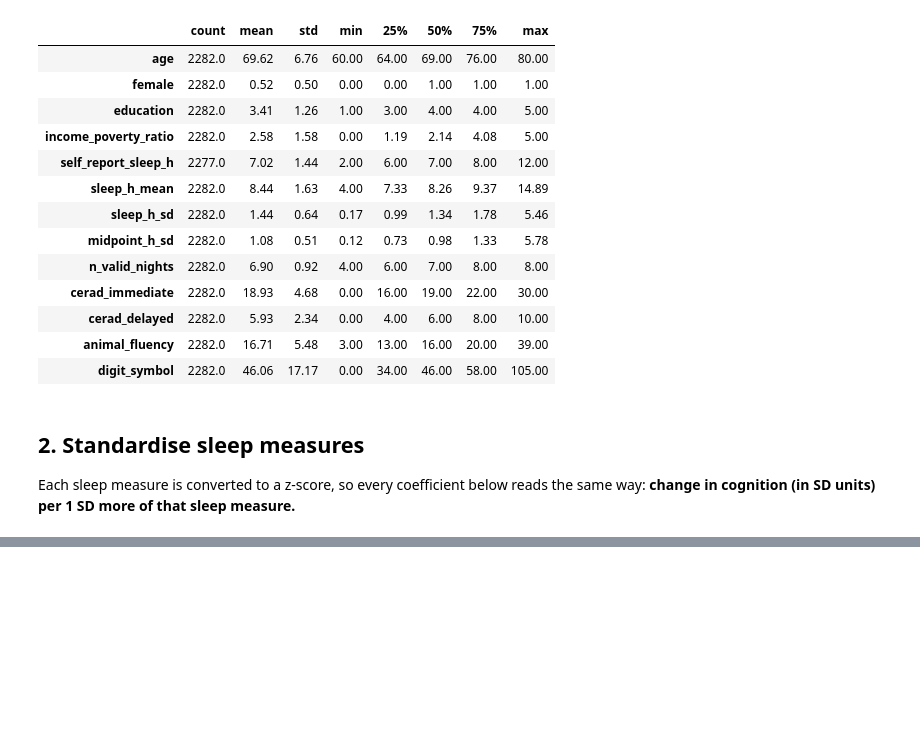
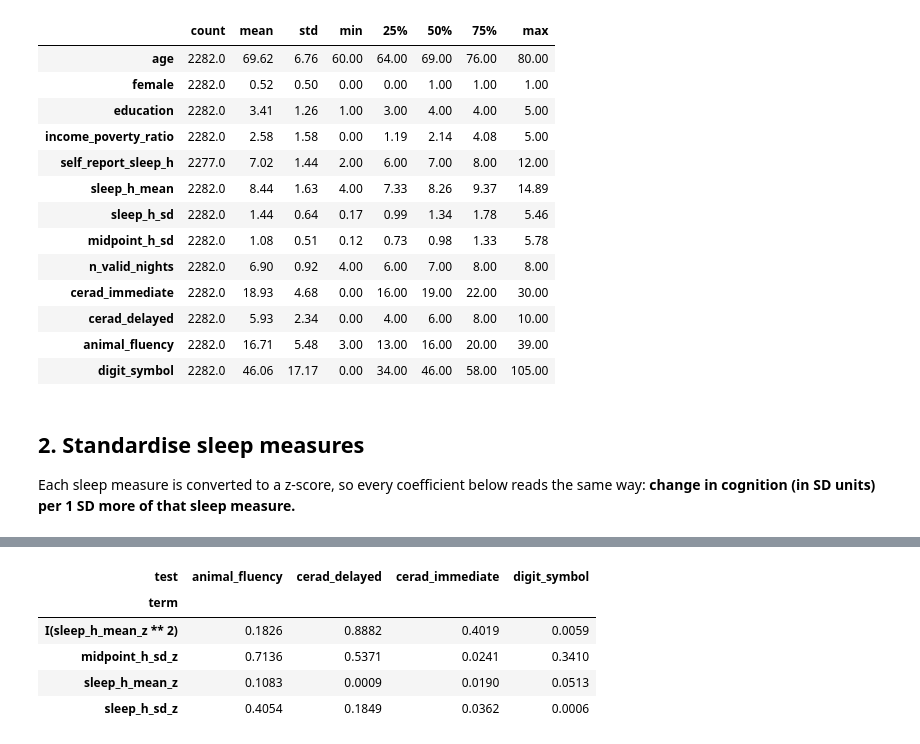
Before and after one commit to allubhujia/SteadyState, a Jupyter notebook: notebooks/01_nhanes_sleep_cognition.ipynb, the cells around one changed output, grey strips where cells are left out. Cells and saved outputs as stored; diff of their text form; code cells hidden in the pictures; blank space fills up the shorter version.

```diff
--- a/notebooks/01_nhanes_sleep_cognition.ipynb
+++ b/notebooks/01_nhanes_sleep_cognition.ipynb
@@ -74,0 +142,9 @@ SLEEP_TERMS = "sleep_h_mean_z + sleep_h_sd_z + midpoint_h_sd_z"
+# %%
+per_test.pivot(index="term", columns="test", values="p").round(4)
+# %% [output]
+| test | animal_fluency | cerad_delayed | cerad_immediate | digit_symbol |
+| term |  |  |  |  |
+| I(sleep_h_mean_z ** 2) | 0.1826 | 0.8882 | 0.4019 | 0.0059 |
+| midpoint_h_sd_z | 0.7136 | 0.5371 | 0.0241 | 0.3410 |
+| sleep_h_mean_z | 0.1083 | 0.0009 | 0.0190 | 0.0513 |
+| sleep_h_sd_z | 0.4054 | 0.1849 | 0.0362 | 0.0006 |
```
Also changed, not shown: parts of 13 cells of this notebook.
